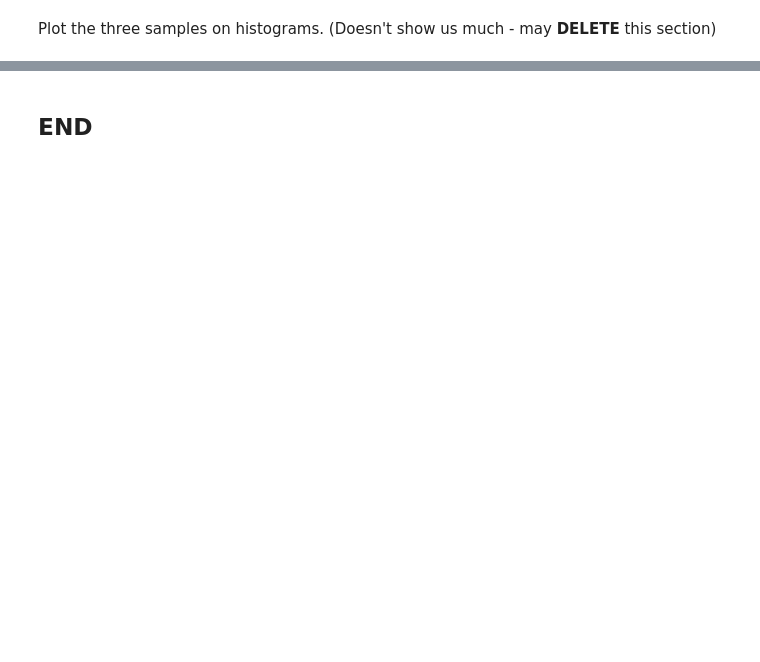
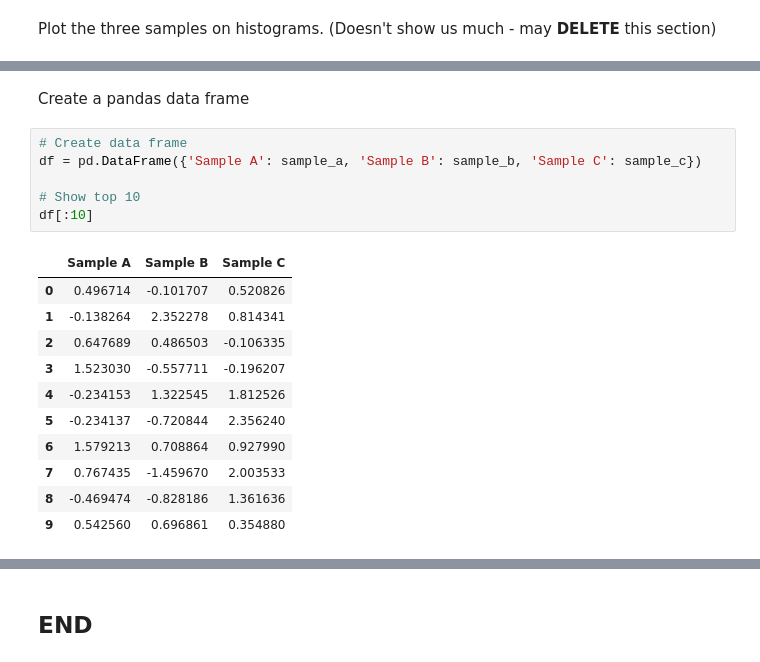
Before and after one commit to fdennehy/applied-statistics, a Jupyter notebook: problems.ipynb, the cells around one changed output, grey strips where cells are left out. Cells and saved outputs as stored; diff of their text form; blank space fills up the shorter version.

```diff
--- a/problems.ipynb
+++ b/problems.ipynb
@@ -646,0 +658,20 @@ ax.legend();
+# %% [markdown]
+Create a pandas data frame
+# %%
+# Create data frame
+df = pd.DataFrame({'Sample A': sample_a, 'Sample B': sample_b, 'Sample C': sample_c})
+
+# Show top 10
+df[:10]
+# %% [output]
+|  | Sample A | Sample B | Sample C |
+| 0 | 0.496714 | -0.101707 | 0.520826 |
+| 1 | -0.138264 | 2.352278 | 0.814341 |
+| 2 | 0.647689 | 0.486503 | -0.106335 |
+| 3 | 1.523030 | -0.557711 | -0.196207 |
+| 4 | -0.234153 | 1.322545 | 1.812526 |
+| 5 | -0.234137 | -0.720844 | 2.356240 |
+| 6 | 1.579213 | 0.708864 | 0.927990 |
+| 7 | 0.767435 | -1.459670 | 2.003533 |
+| 8 | -0.469474 | -0.828186 | 1.361636 |
+| 9 | 0.542560 | 0.696861 | 0.354880 |
```
Also changed, not shown: parts of 14 cells of this notebook.
